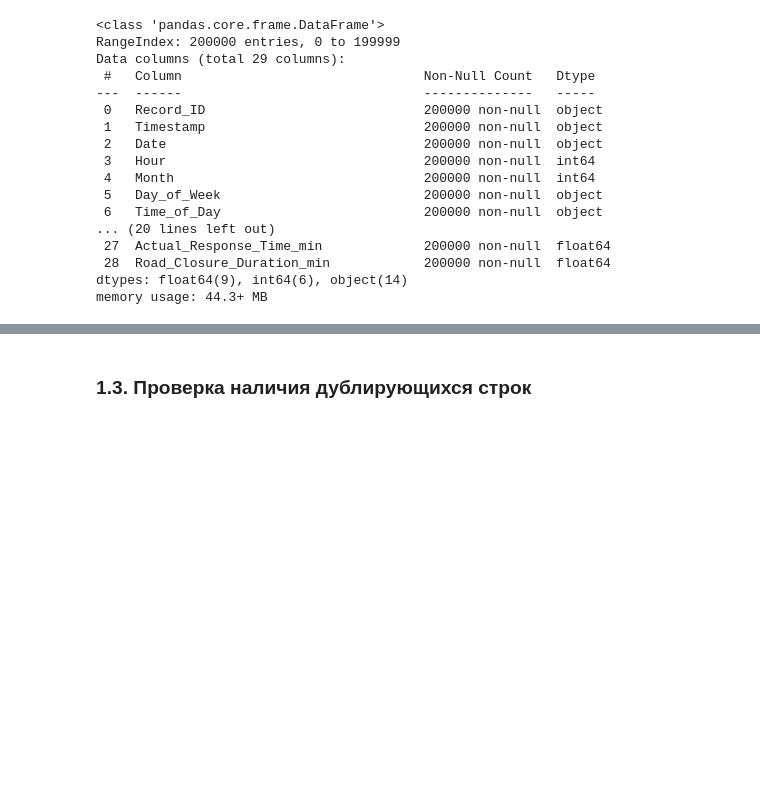
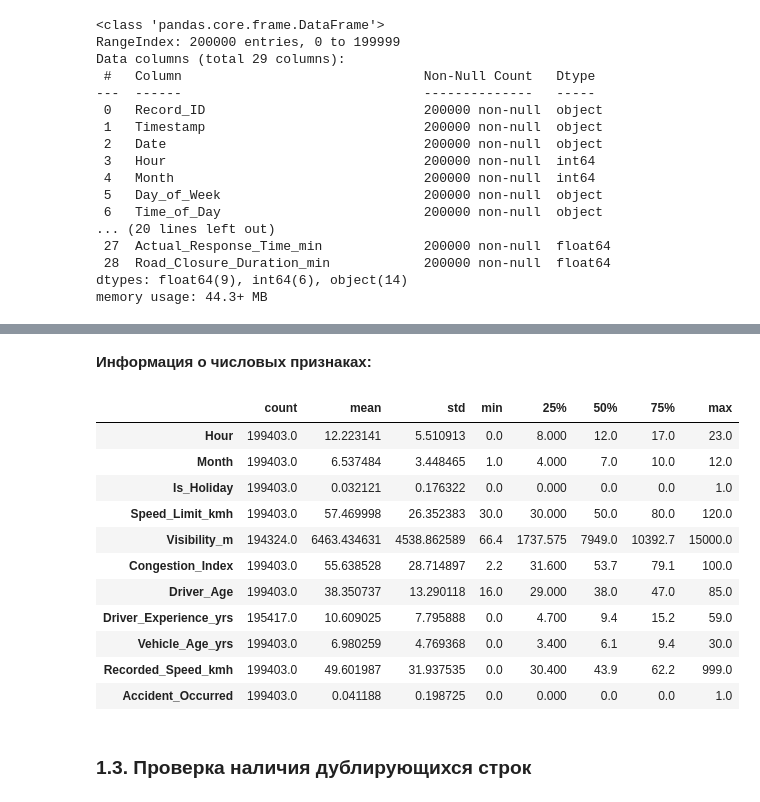
Before and after one commit to Svetlana-plv/Machine_Learning, a Jupyter notebook: lab-3-traffic-accident-classification.ipynb, the cells around one changed output, grey strips where cells are left out. Saved outputs shown, nothing was run; the diff lists cells and outputs as text; code cells hidden in the pictures; blank space fills up the shorter version.

Commit message:
add casting to the category type and analyzed it

```diff
--- a/lab-3-traffic-accident-classification.ipynb
+++ b/lab-3-traffic-accident-classification.ipynb
@@ -214,0 +279,16 @@ memory usage: 44.3+ MB
+# %%
+# Нормализация Weather: убираем пробелы и приводим к нижнему регистру
+# (столбец уже имеет тип category — конвертируем в строку, чистим, возвращаем category)
+data_raw['Weather'] = (
+    data_raw['Weather']
+    .astype(str)
+    .str.strip()
+    .str.lower()
+    .str.capitalize()
+    .astype('category')
+)
+
+# Проверка результата
+print("Weather после нормализации:")
+print(f"  уровней: {data_raw['Weather'].cat.categories.size}")
+print(f"  значения: {data_raw['Weather'].cat.categories.tolist()}")
@@ -214,0 +324,14 @@ memory usage: 44.3+ MB
+# %%
+data_raw['Intersection_Type'] = (
+    data_raw['Intersection_Type']
+    .astype(object)              # временно снять category
+    .fillna('No Intersection')   # теперь можно заполнять строкой
+    .astype('category')          # снова сделать category
+)
+
+# Проверка
+print("Intersection_Type после заполнения:")
+print(f"  уровней: {data_raw['Intersection_Type'].cat.categories.size}")
+print(f"  значения: {data_raw['Intersection_Type'].cat.categories.tolist()}")
+print(f"\nРаспределение:")
+print(data_raw['Intersection_Type'].value_counts(dropna=False))
@@ -215,3 +364,28 @@ memory usage: 44.3+ MB
+# %% [markdown]
+**Информация о числовых признаках:**
+# %%
+# Список числовых признаков (до удаления leak-столбцов)
+numeric_cols = [
+    'Hour', 'Month', 'Is_Holiday', 'Speed_Limit_kmh',
+    'Visibility_m', 'Congestion_Index', 'Driver_Age',
+    'Driver_Experience_yrs', 'Vehicle_Age_yrs', 'Recorded_Speed_kmh',
+    'Accident_Occurred',  # для контроля (целевой)
+]
+
+data_raw[numeric_cols].describe().T
+# %% [output]
+|  | count | mean | std | min | 25% | 50% | 75% | max |
+| Hour | 199403.0 | 12.223141 | 5.510913 | 0.0 | 8.000 | 12.0 | 17.0 | 23.0 |
+| Month | 199403.0 | 6.537484 | 3.448465 | 1.0 | 4.000 | 7.0 | 10.0 | 12.0 |
+| Is_Holiday | 199403.0 | 0.032121 | 0.176322 | 0.0 | 0.000 | 0.0 | 0.0 | 1.0 |
+| Speed_Limit_kmh | 199403.0 | 57.469998 | 26.352383 | 30.0 | 30.000 | 50.0 | 80.0 | 120.0 |
+| Visibility_m | 194324.0 | 6463.434631 | 4538.862589 | 66.4 | 1737.575 | 7949.0 | 10392.7 | 15000.0 |
+| Congestion_Index | 199403.0 | 55.638528 | 28.714897 | 2.2 | 31.600 | 53.7 | 79.1 | 100.0 |
+| Driver_Age | 199403.0 | 38.350737 | 13.290118 | 16.0 | 29.000 | 38.0 | 47.0 | 85.0 |
+| Driver_Experience_yrs | 195417.0 | 10.609025 | 7.795888 | 0.0 | 4.700 | 9.4 | 15.2 | 59.0 |
+| Vehicle_Age_yrs | 199403.0 | 6.980259 | 4.769368 | 0.0 | 3.400 | 6.1 | 9.4 | 30.0 |
+| Recorded_Speed_kmh | 199403.0 | 49.601987 | 31.937535 | 0.0 | 30.400 | 43.9 | 62.2 | 999.0 |
+| Accident_Occurred | 199403.0 | 0.041188 | 0.198725 | 0.0 | 0.000 | 0.0 | 0.0 | 1.0 |
 # %% [markdown]
 ### 1.3. Проверка наличия дублирующихся строк
 # %%
```
Also changed, not shown: parts of 13 cells of this notebook.
